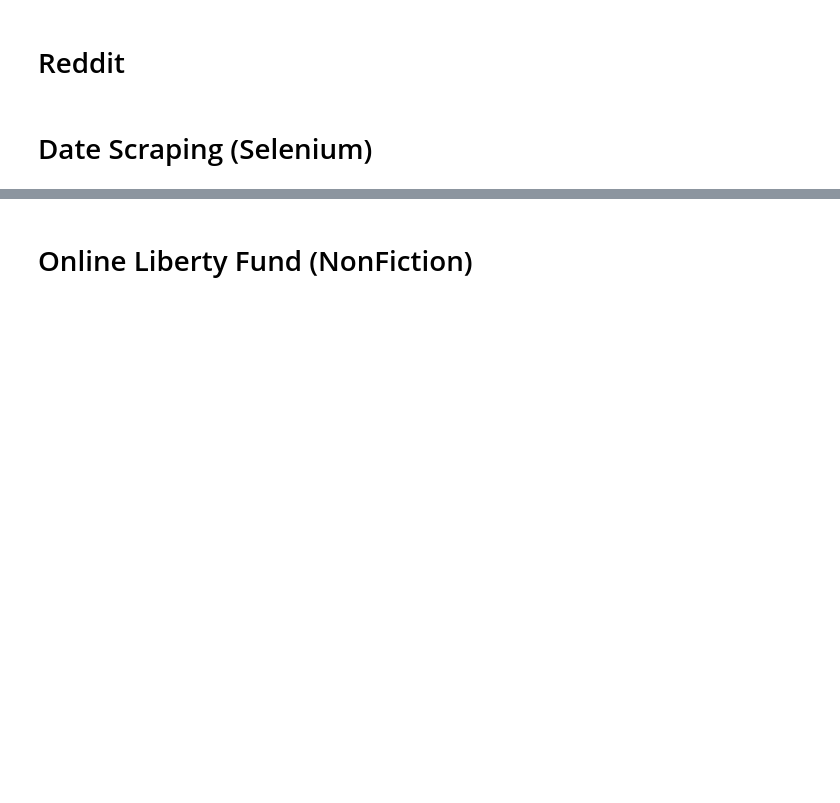
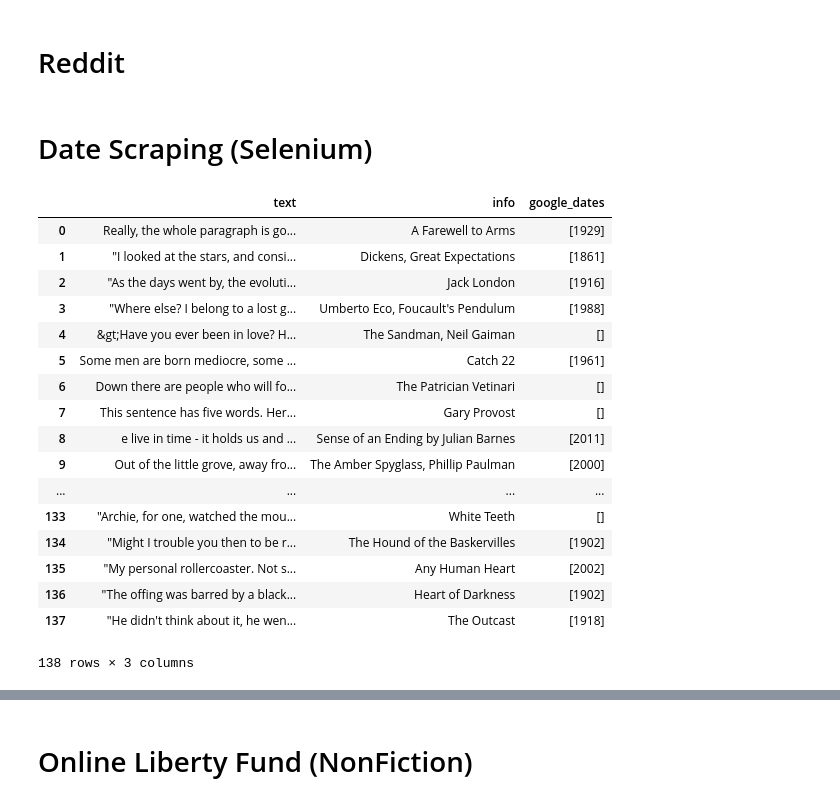
Before and after one commit to KristiGourlay/Insight, a Jupyter notebook: scripts/scrapers.ipynb, the cells around one changed output, grey strips where cells are left out. Drawn from its saved outputs; the diff is of its cells as text; code cells hidden in the pictures; blank space fills up the shorter version.

```diff
--- a/scripts/scrapers.ipynb
+++ b/scripts/scrapers.ipynb
@@ -305,6 +305,27 @@ def extract_years(text):
 df['google_dates'] = extract_years(dates)
 # %%
 # Scrape for DuckDuckGo.com
+# %%
+df
+# %% [output]
+|  | text | info | google_dates |
+| 0 | Really, the whole paragraph is go... | A Farewell to Arms | [1929] |
+| 1 | "I looked at the stars, and consi... | Dickens, Great Expectations | [1861] |
+| 2 | "As the days went by, the evoluti... | Jack London | [1916] |
+| 3 | "Where else? I belong to a lost g... | Umberto Eco, Foucault's Pendulum | [1988] |
+| 4 | &gt;Have you ever been in love? H... | The Sandman, Neil Gaiman | [] |
+| 5 | Some men are born mediocre, some ... | Catch 22 | [1961] |
+| 6 | Down there are people who will fo... | The Patrician Vetinari | [] |
+| 7 | This sentence has five words. Her... | Gary Provost | [] |
+| 8 | e live in time - it holds us and ... | Sense of an Ending by Julian Barnes | [2011] |
+| 9 | Out of the little grove, away fro... | The Amber Spyglass, Phillip Paulman | [2000] |
+| ... | ... | ... | ... |
+| 133 | "Archie, for one, watched the mou... | White Teeth | [] |
+| 134 | "Might I trouble you then to be r... | The Hound of the Baskervilles | [1902] |
+| 135 | "My personal rollercoaster. Not s... | Any Human Heart | [2002] |
+| 136 | "The offing was barred by a black... | Heart of Darkness | [1902] |
+| 137 | "He didn't think about it, he wen... | The Outcast | [1918] |
+138 rows × 3 columns
 # %%
 dd_sq = []
 for item in title_list:
```
Also changed, not shown: parts of 2 cells of this notebook.
